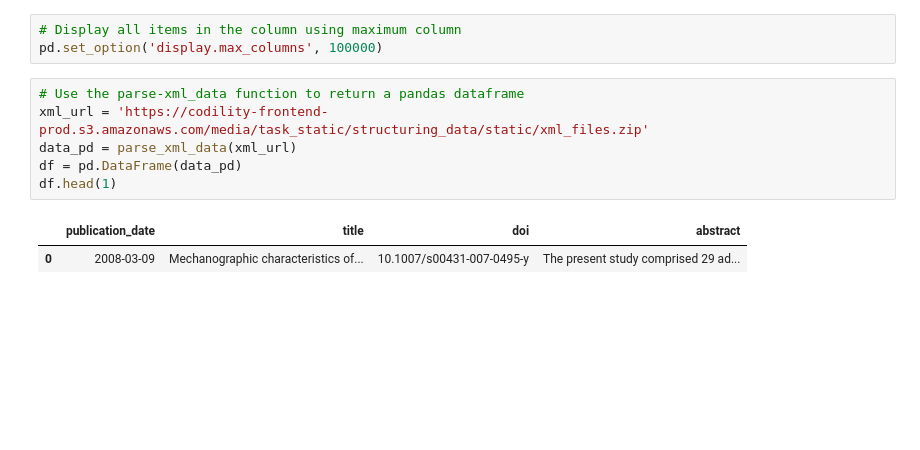
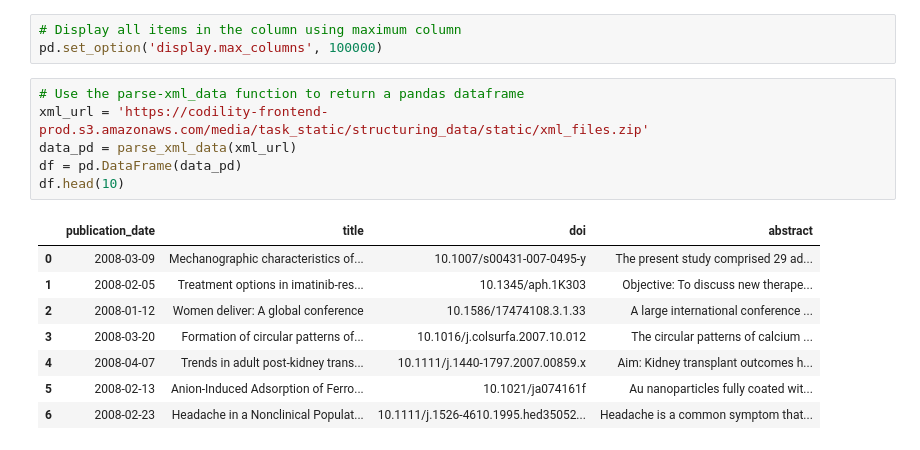
Before and after one commit to veronica1013/data_collection_using_python, a Jupyter notebook: xmlparser.ipynb, the cells around one changed output. Drawn from its saved outputs; the diff is of its cells as text; blank space fills up the shorter version.

```diff
--- a/xmlparser.ipynb
+++ b/xmlparser.ipynb
@@ -50,9 +50,15 @@ pd.set_option('display.max_columns', 100000)
 # %%
 # Use the parse-xml_data function to return a pandas dataframe
 xml_url = 'https://codility-frontend-prod.s3.amazonaws.com/media/task_static/structuring_data/static/xml_files.zip'
 data_pd = parse_xml_data(xml_url)
 df = pd.DataFrame(data_pd)
-df.head(1)
+df.head(10)
 # %% [output]
 |  | publication_date | title | doi | abstract |
 | 0 | 2008-03-09 | Mechanographic characteristics of... | 10.1007/s00431-007-0495-y | The present study comprised 29 ad... |
+| 1 | 2008-02-05 | Treatment options in imatinib-res... | 10.1345/aph.1K303 | Objective: To discuss new therape... |
+| 2 | 2008-01-12 | Women deliver: A global conference | 10.1586/17474108.3.1.33 | A large international conference ... |
+| 3 | 2008-03-20 | Formation of circular patterns of... | 10.1016/j.colsurfa.2007.10.012 | The circular patterns of calcium ... |
+| 4 | 2008-04-07 | Trends in adult post-kidney trans... | 10.1111/j.1440-1797.2007.00859.x | Aim: Kidney transplant outcomes h... |
+| 5 | 2008-02-13 | Anion-Induced Adsorption of Ferro... | 10.1021/ja074161f | Au nanoparticles fully coated wit... |
+| 6 | 2008-02-23 | Headache in a Nonclinical Populat... | 10.1111/j.1526-4610.1995.hed35052... | Headache is a common symptom that... |
```
